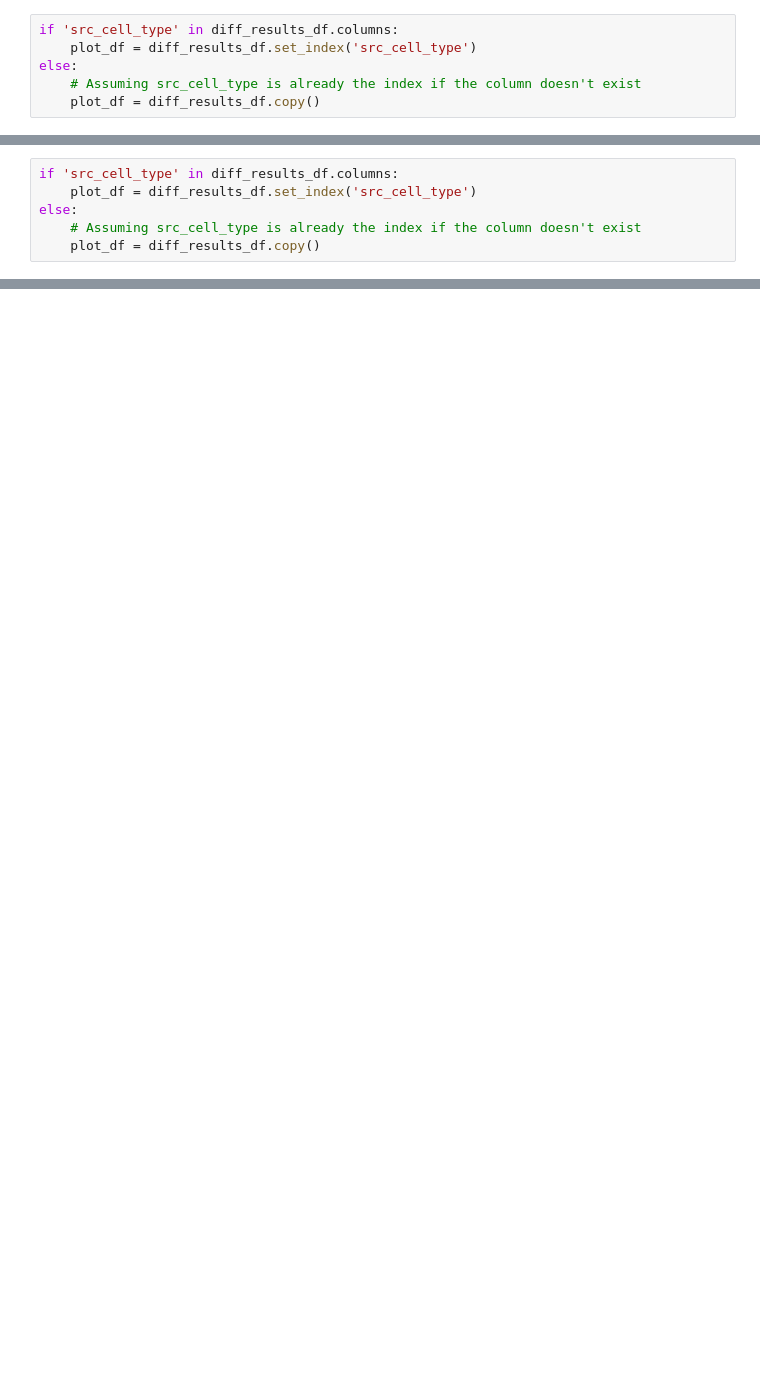
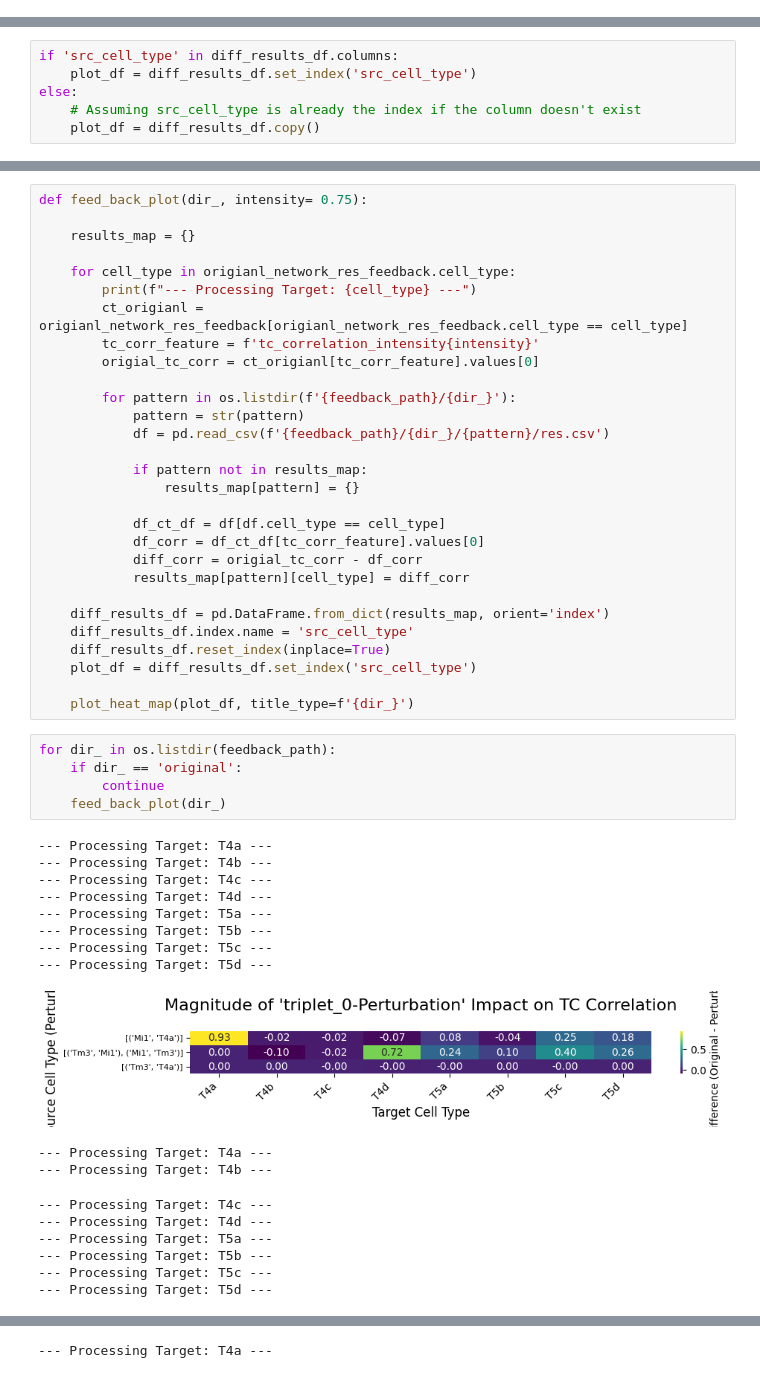
Before and after one commit to deangeckt/fly_wire_perturbations, a Jupyter notebook: moving_edge_analysis.ipynb, the cells around one changed output, grey strips where cells are left out. Cells and saved outputs as stored; diff of their text form; blank space fills up the shorter version.

Commit message:
motif feedback movign edgr experiment

```diff
--- a/moving_edge_analysis.ipynb
+++ b/moving_edge_analysis.ipynb
@@ -193,9 +140,3 @@ diff_results_df.reset_index(inplace=True)
-# %%
-if 'src_cell_type' in diff_results_df.columns:
-    plot_df = diff_results_df.set_index('src_cell_type')
-else:
-    # Assuming src_cell_type is already the index if the column doesn't exist
-    plot_df = diff_results_df.copy()
 # %%
 plot_heat_map(plot_df, title_type='Pair-Wise')
 print_top_10(plot_df)
@@ -288,0 +204,52 @@ Top 10 Names: ["78 ['+', '+', '-', '-']_motif-T5d", "78 ['+', '+', '-', '-']_mot
+# %%
+def feed_back_plot(dir_, intensity= 0.75):
+
+    results_map = {}
+
+    for cell_type in origianl_network_res_feedback.cell_type:
+        print(f"--- Processing Target: {cell_type} ---")
+        ct_origianl = origianl_network_res_feedback[origianl_network_res_feedback.cell_type == cell_type]
+        tc_corr_feature = f'tc_correlation_intensity{intensity}'
+        origial_tc_corr = ct_origianl[tc_corr_feature].values[0]
+
+        for pattern in os.listdir(f'{feedback_path}/{dir_}'):
+            pattern = str(pattern)
+            df = pd.read_csv(f'{feedback_path}/{dir_}/{pattern}/res.csv')
+
+            if pattern not in results_map:
+                results_map[pattern] = {}
+
+            df_ct_df = df[df.cell_type == cell_type]
+            df_corr = df_ct_df[tc_corr_feature].values[0]
+            diff_corr = origial_tc_corr - df_corr
+            results_map[pattern][cell_type] = diff_corr
+
+    diff_results_df = pd.DataFrame.from_dict(results_map, orient='index')
+    diff_results_df.index.name = 'src_cell_type'
+    diff_results_df.reset_index(inplace=True)
+    plot_df = diff_results_df.set_index('src_cell_type')
+
+    plot_heat_map(plot_df, title_type=f'{dir_}')
+# %%
+for dir_ in os.listdir(feedback_path):
+    if dir_ == 'original':
+        continue
+    feed_back_plot(dir_)
+# %% [output]
+--- Processing Target: T4a ---
+--- Processing Target: T4b ---
+--- Processing Target: T4c ---
+--- Processing Target: T4d ---
+--- Processing Target: T5a ---
+--- Processing Target: T5b ---
+--- Processing Target: T5c ---
+--- Processing Target: T5d ---
+[figure, added]
+--- Processing Target: T4a ---
+--- Processing Target: T4b ---
+--- Processing Target: T4c ---
+--- Processing Target: T4d ---
+--- Processing Target: T5a ---
+--- Processing Target: T5b ---
+--- Processing Target: T5c ---
+--- Processing Target: T5d ---
@@ -288,0 +257 @@ Top 10 Names: ["78 ['+', '+', '-', '-']_motif-T5d", "78 ['+', '+', '-', '-']_mot
+--- Processing Target: T4a ---
```
Also changed, not shown: parts of 18 cells of this notebook.
